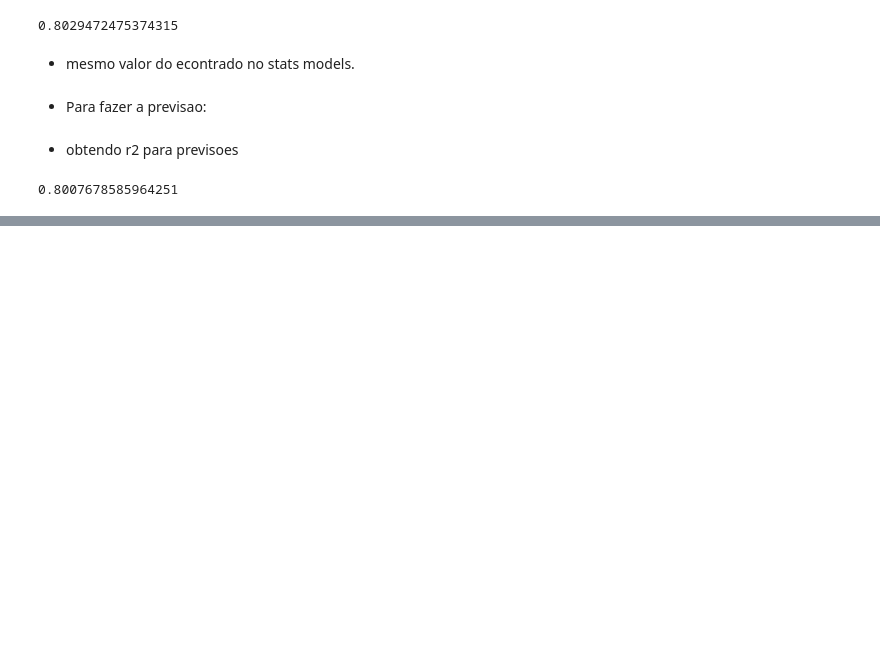
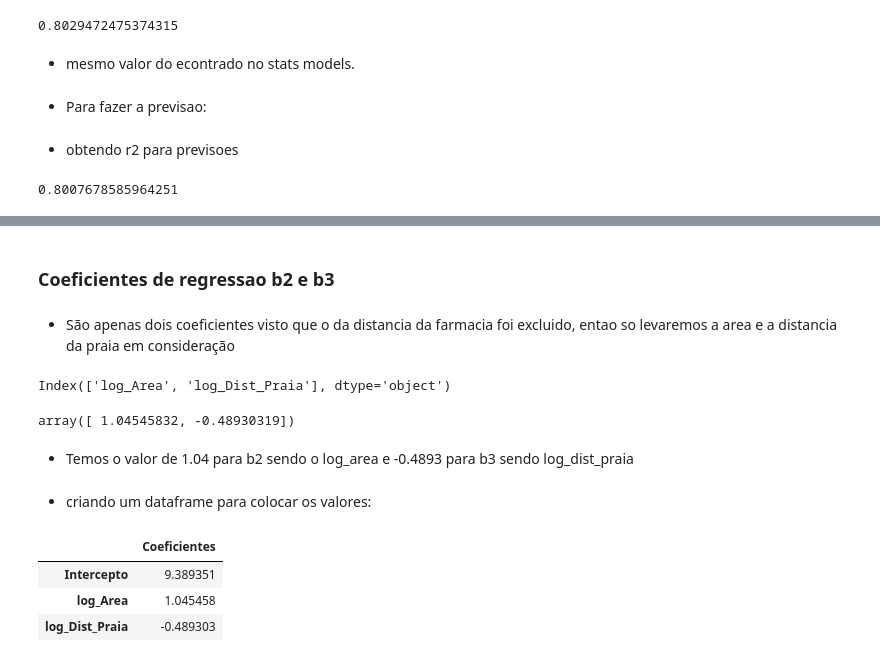
Before and after one commit to JonasSouza871/Machine-Learning-Statistics-Studies, a Jupyter notebook: Regressão_Linear_e_Técnicas_Avançadas_de_Modelagem.ipynb, the cells around one changed output, grey strips where cells are left out. Saved outputs shown, nothing was run; the diff lists cells and outputs as text; code cells hidden in the pictures; blank space fills up the shorter version.

Commit message:
Obtem coeficientes lineares

```diff
--- a/Regressão_Linear_e_Técnicas_Avançadas_de_Modelagem.ipynb
+++ b/Regressão_Linear_e_Técnicas_Avançadas_de_Modelagem.ipynb
@@ -448,0 +490,25 @@ r2_score(y_teste, y_previsto) # Compara o que foi previsto no modelo apartir dos
+# %% [markdown]
+### **Coeficientes de regressao b2 e b3**
+# %% [markdown]
+- São apenas dois coeficientes visto que o da distancia da farmacia foi excluido, entao so levaremos a area e a distancia da praia em consideração
+# %%
+print(x_treino.columns) #Verificando a ordem das coluna, log area vem primeiro e log distancia praia vem depois
+modelo_regressao_sem_dist_farmacia.coef_ #valores dos coeficientes em log
+# %% [output]
+Index(['log_Area', 'log_Dist_Praia'], dtype='object')
+array([ 1.04545832, -0.48930319])
+# %% [markdown]
+-  Temos o valor de 1.04 para b2 sendo o log_area e -0.4893 para b3 sendo log_dist_praia
+# %% [markdown]
+- criando um dataframe para colocar os valores:
+# %%
+dataframe_modelo= pd.DataFrame(data = np.append(modelo_regressao_sem_dist_farmacia.intercept_,  #usa o np.append para acrescentar a um data frame os dados
+                                                 modelo_regressao_sem_dist_farmacia.coef_), # Acrescenta os coeficiente b2 e b3 do
+                              index = ['Intercepto'] + list(x_treino.columns), #nome do intex de cada linha sendo intercepto + os nomes das variaveis relevante
+                              columns = ['Coeficientes']) # nome da coluna sendo coeficientes
+dataframe_modelo
+# %% [output]
+|  | Coeficientes |
+| Intercepto | 9.389351 |
+| log_Area | 1.045458 |
+| log_Dist_Praia | -0.489303 |
```
Also changed, not shown: parts of 34 cells of this notebook.
